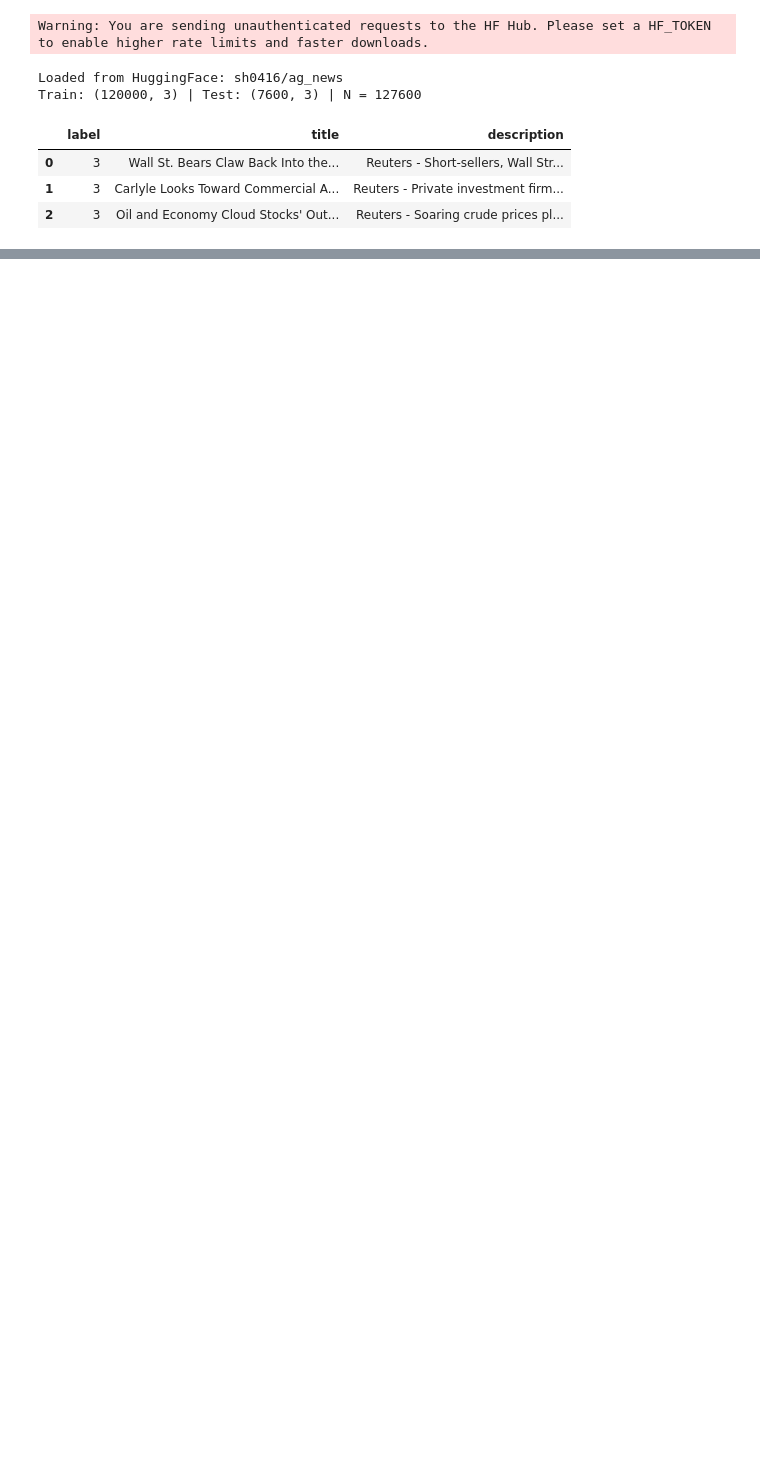
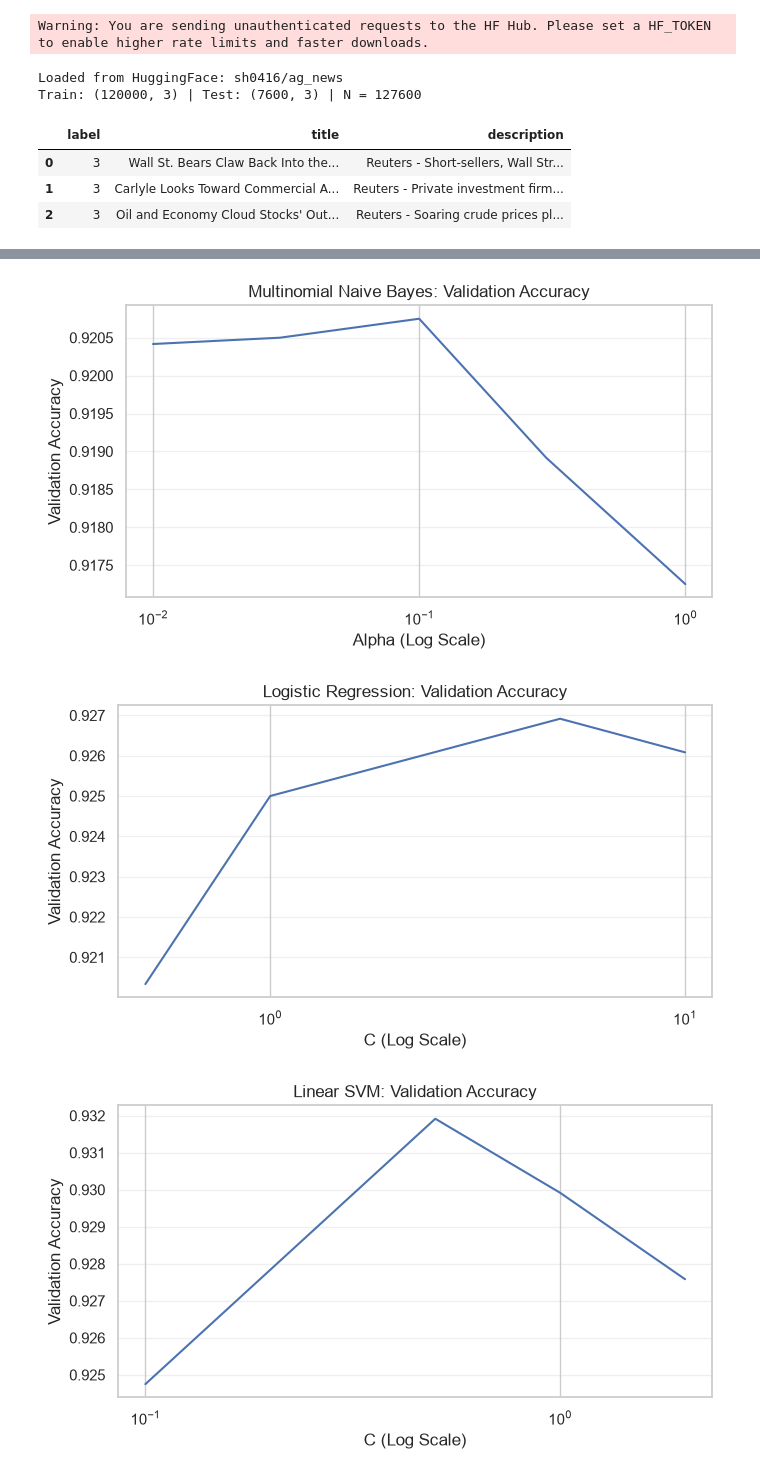
Before and after one commit to kawsarfarooq/AG-News-Text-Classification-with-Classical-ML, a Jupyter notebook: ag_news_classification.ipynb, the cells around one changed output, grey strips where cells are left out. Cells and saved outputs as stored; diff of their text form; code cells hidden in the pictures; blank space fills up the shorter version.

```diff
--- a/ag_news_classification.ipynb
+++ b/ag_news_classification.ipynb
@@ -700,0 +657,8 @@ steps, and the natural next step for higher accuracy would be a fine-tuned trans
+# %%
+# Use unigrams and bigrams for model tuning
+tuning_vectorizer, X_tr_tune, X_val_tune = (
+    create_tuning_matrices(ngram_range=(1, 2))
+)
+
+print("Training matrix:", X_tr_tune.shape)
+print("Validation matrix:", X_val_tune.shape)
@@ -700,0 +668,8 @@ steps, and the natural next step for higher accuracy would be a fine-tuned trans
+# %%
+def val_acc(model):
+    """Train a model and return its validation accuracy."""
+
+    model.fit(X_tr_tune, y_tr)
+    predictions = model.predict(X_val_tune)
+
+    return accuracy_score(y_val, predictions)
@@ -700,0 +783,46 @@ steps, and the natural next step for higher accuracy would be a fine-tuned trans
+# %%
+# Plot each tuning result separately
+
+tuning_plots = [
+    (
+        nb_df,
+        "alpha",
+        "Multinomial Naive Bayes: Validation Accuracy",
+        "Alpha (Log Scale)"
+    ),
+    (
+        lr_df,
+        "C",
+        "Logistic Regression: Validation Accuracy",
+        "C (Log Scale)"
+    ),
+    (
+        svc_df,
+        "C",
+        "Linear SVM: Validation Accuracy",
+        "C (Log Scale)"
+    )
+]
+
+for results_df, parameter, title, x_label in tuning_plots:
+    plot_data = results_df.sort_values(parameter)
+
+    fig, ax = plt.subplots(figsize=(7, 4))
+
+    ax.plot(
+        plot_data[parameter],
+        plot_data["val_accuracy"]
+    )
+
+    ax.set_xscale("log")
+    ax.set_title(title)
+    ax.set_xlabel(x_label)
+    ax.set_ylabel("Validation Accuracy")
+    ax.grid(axis="y", alpha=0.3)
+
+    plt.tight_layout()
+    plt.show()
+# %% [output]
+[figure, added]
+[figure, added]
+[figure, added]
```
Also changed, not shown: parts of 62 cells of this notebook.
